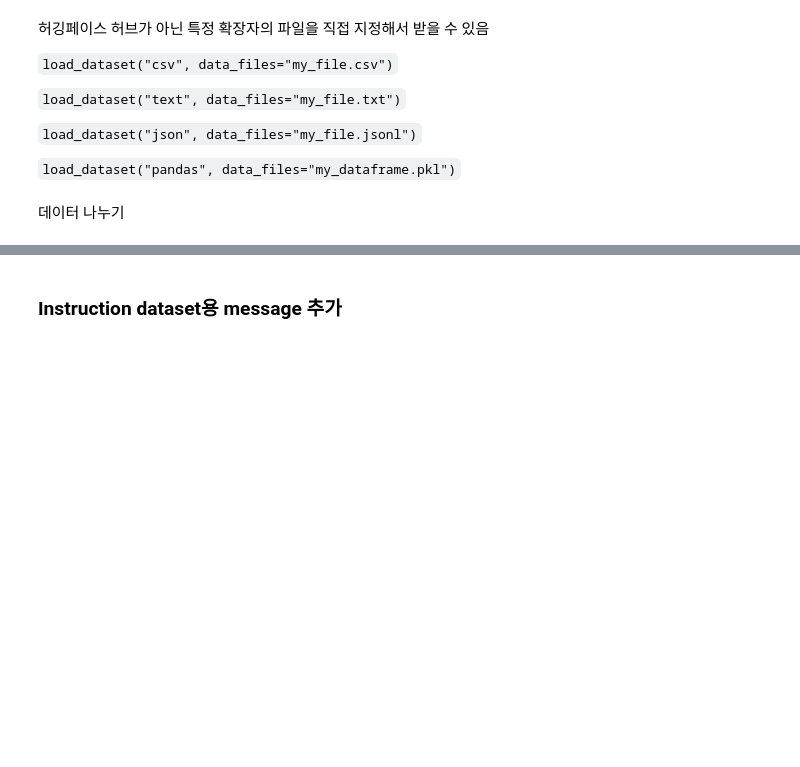
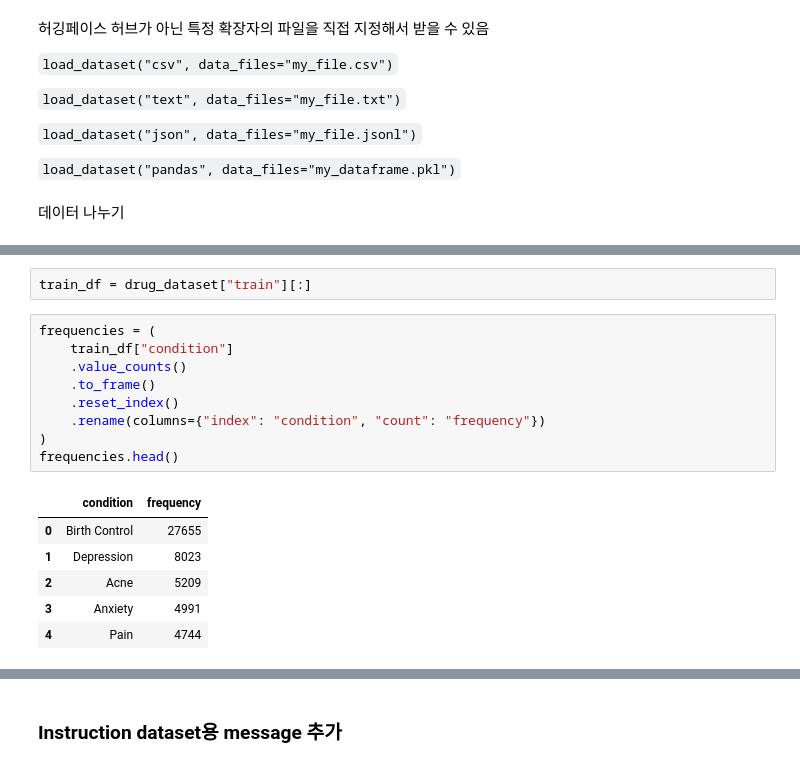
Before and after one commit to tae-yeop/language_model, a Jupyter notebook: LLM/3_datasets/hugging_dataset/ds.ipynb, the cells around one changed output, grey strips where cells are left out. Saved outputs shown, nothing was run; the diff lists cells and outputs as text; blank space fills up the shorter version.

```diff
--- a/LLM/3_datasets/hugging_dataset/ds.ipynb
+++ b/LLM/3_datasets/hugging_dataset/ds.ipynb
@@ -214,0 +428,18 @@ NameError: name 'drug_dataset' is not defined
+# %%
+train_df = drug_dataset["train"][:]
+# %%
+frequencies = (
+    train_df["condition"]
+    .value_counts()
+    .to_frame()
+    .reset_index()
+    .rename(columns={"index": "condition", "count": "frequency"})
+)
+frequencies.head()
+# %% [output]
+|  | condition | frequency |
+| 0 | Birth Control | 27655 |
+| 1 | Depression | 8023 |
+| 2 | Acne | 5209 |
+| 3 | Anxiety | 4991 |
+| 4 | Pain | 4744 |
```
Also changed, not shown: parts of 37 cells of this notebook.
